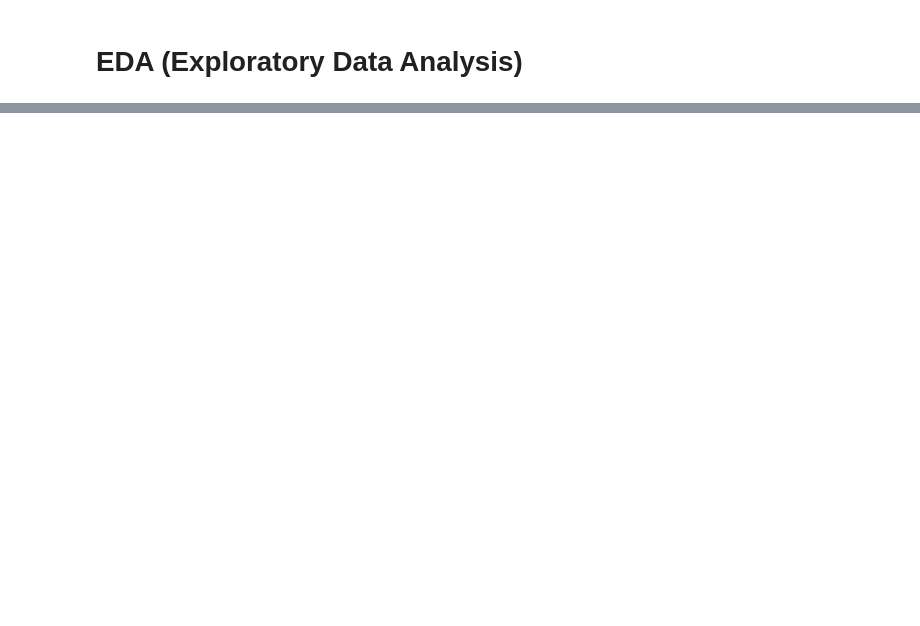
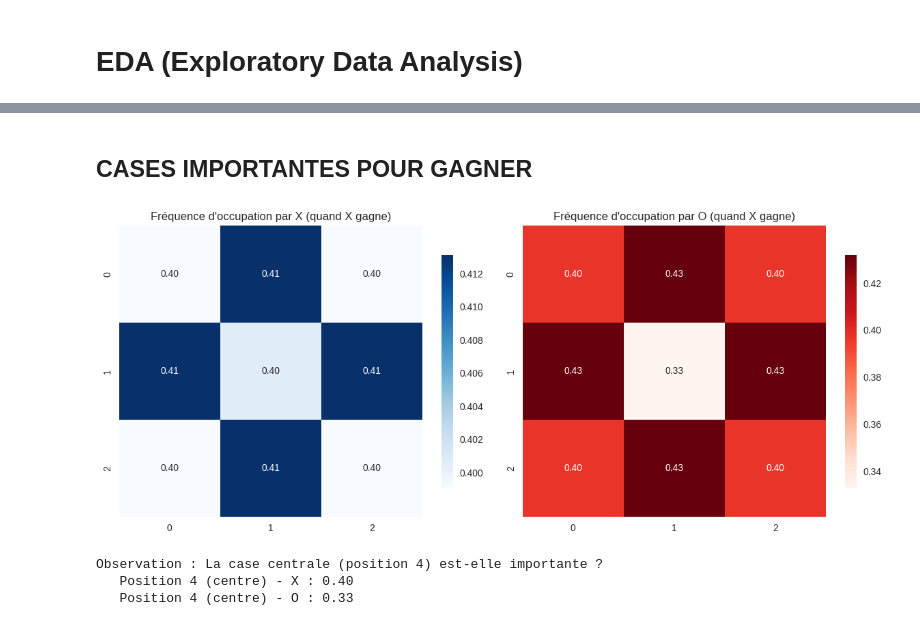
Before and after one commit to hardymanantsoa/msiminds, a Jupyter notebook: notebook.ipynb, the cells around one changed output, grey strips where cells are left out. Cells and saved outputs as stored; diff of their text form; code cells hidden in the pictures; blank space fills up the shorter version.

Commit message:
feat: EDA, distribution cible, heatmap

```diff
--- a/notebook.ipynb
+++ b/notebook.ipynb
@@ -37,0 +3,17 @@ print("Proportion is_draw = 1 :", df['is_draw'].mean())
+# %%
+import pandas as pd
+import numpy as np
+import matplotlib.pyplot as plt
+import seaborn as sns
+
+# Conf Graph
+plt.style.use('seaborn-v0_8')
+sns.set_palette("husl")
+
+# Load Dataset
+df = pd.read_csv('ressources/dataset.csv')
+
+print(f"Dataset loaded")
+print(f"Nb Lines : {len(df)}")
+print(f"Nb Cols : {len(df.columns)}")
+print(f"\n Cols : {list(df.columns)}")
@@ -37,0 +101,37 @@ print("Proportion is_draw = 1 :", df['is_draw'].mean())
+# %% [markdown]
+## CASES IMPORTANTES POUR GAGNER
+# %%
+# Moyenne de chaque case occupée par X quand X gagne
+df_x_wins = df[df['x_wins'] == 1]
+
+# Créer une grille 3x3 pour visualiser l'occupation
+grid_x = np.zeros((3, 3))
+grid_o = np.zeros((3, 3))
+
+for i in range(9):
+    grid_x[i//3, i%3] = df_x_wins[f'c{i}_x'].mean()
+    grid_o[i//3, i%3] = df_x_wins[f'c{i}_o'].mean()
+
+fig, axes = plt.subplots(1, 2, figsize=(12, 5))
+
+# Heatmap pour X
+sns.heatmap(grid_x, annot=True, fmt='.2f', cmap='Blues', ax=axes[0],
+            cbar_kws={"shrink": 0.8})
+axes[0].set_title('Fréquence d\'occupation par X (quand X gagne)')
+
+# Heatmap pour O
+sns.heatmap(grid_o, annot=True, fmt='.2f', cmap='Reds', ax=axes[1],
+            cbar_kws={"shrink": 0.8})
+axes[1].set_title('Fréquence d\'occupation par O (quand X gagne)')
+
+plt.tight_layout()
+plt.show()
+
+print("\nObservation : La case centrale (position 4) est-elle importante ?")
+print(f"   Position 4 (centre) - X : {grid_x[1,1]:.2f}")
+print(f"   Position 4 (centre) - O : {grid_o[1,1]:.2f}")
+# %% [output]
+[figure, added]
+Observation : La case centrale (position 4) est-elle importante ?
+   Position 4 (centre) - X : 0.40
+   Position 4 (centre) - O : 0.33
```
Also changed, not shown: parts of 7 cells of this notebook.
